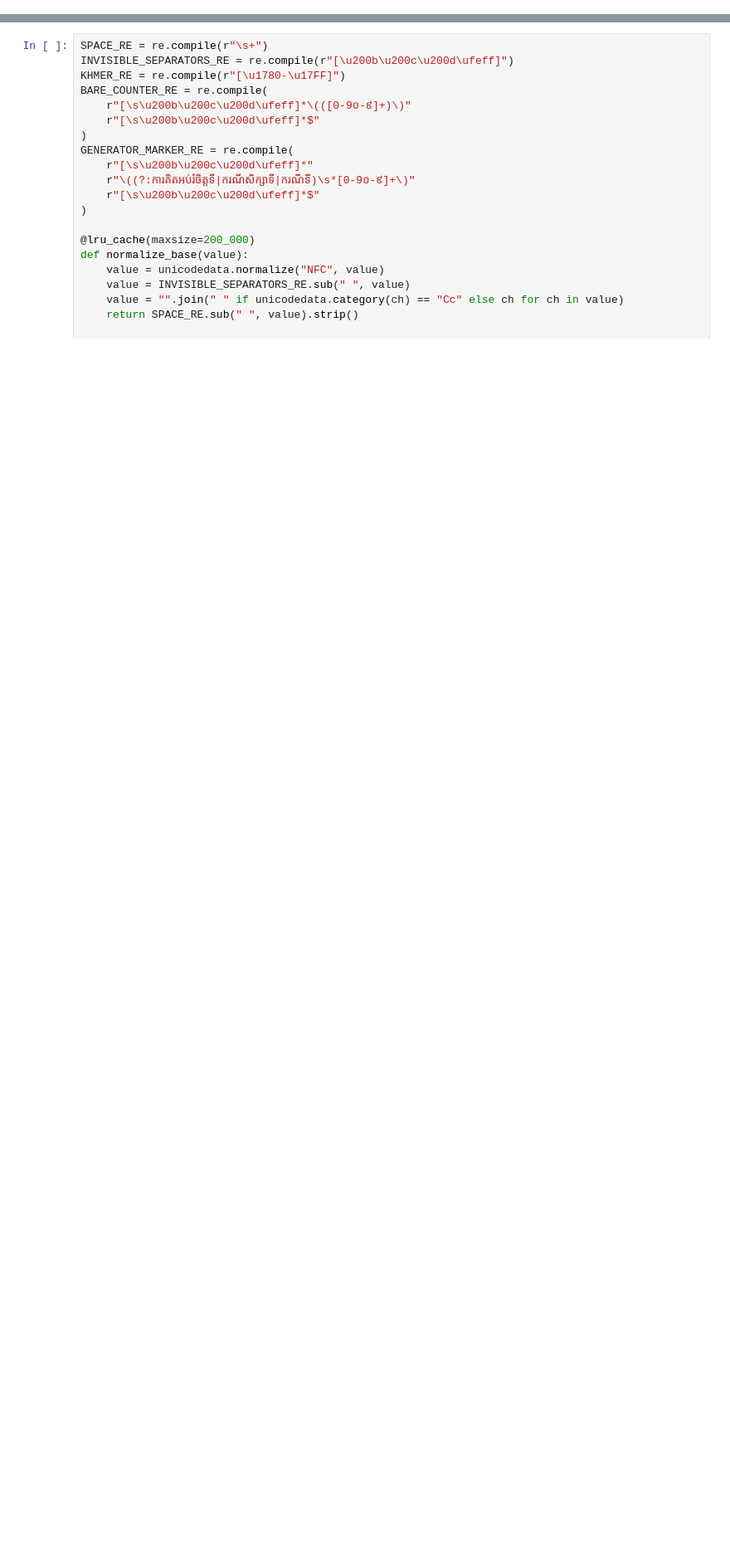
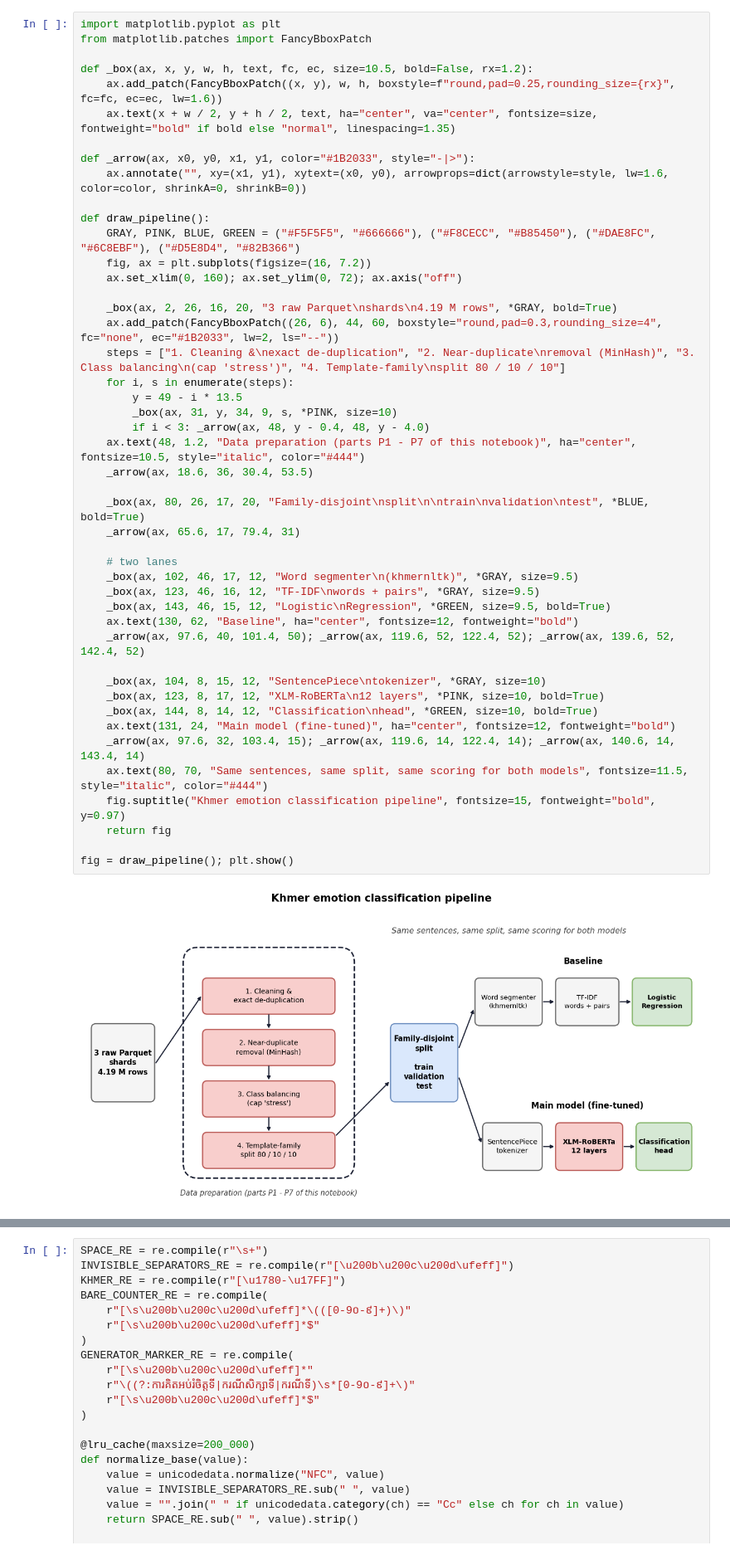
Before and after one commit to thisisnotleng/final_nlp, a Jupyter notebook: main.ipynb, the cells around one changed output, grey strips where cells are left out. Shown at 83% size. Saved outputs shown, nothing was run; the diff lists cells and outputs as text; blank space fills up the shorter version.

```diff
--- a/main.ipynb
+++ b/main.ipynb
@@ -33,0 +50,48 @@ CLAWS is used only for the statistical word model. XLM-R receives normalized Khm
+# %%
+import matplotlib.pyplot as plt
+from matplotlib.patches import FancyBboxPatch
+
+def _box(ax, x, y, w, h, text, fc, ec, size=10.5, bold=False, rx=1.2):
+    ax.add_patch(FancyBboxPatch((x, y), w, h, boxstyle=f"round,pad=0.25,rounding_size={rx}", fc=fc, ec=ec, lw=1.6))
+    ax.text(x + w / 2, y + h / 2, text, ha="center", va="center", fontsize=size, fontweight="bold" if bold else "normal", linespacing=1.35)
+
+def _arrow(ax, x0, y0, x1, y1, color="#1B2033", style="-|>"):
+    ax.annotate("", xy=(x1, y1), xytext=(x0, y0), arrowprops=dict(arrowstyle=style, lw=1.6, color=color, shrinkA=0, shrinkB=0))
+
+def draw_pipeline():
+    GRAY, PINK, BLUE, GREEN = ("#F5F5F5", "#666666"), ("#F8CECC", "#B85450"), ("#DAE8FC", "#6C8EBF"), ("#D5E8D4", "#82B366")
+    fig, ax = plt.subplots(figsize=(16, 7.2))
+    ax.set_xlim(0, 160); ax.set_ylim(0, 72); ax.axis("off")
+
+    _box(ax, 2, 26, 16, 20, "3 raw Parquet\nshards\n4.19 M rows", *GRAY, bold=True)
+    ax.add_patch(FancyBboxPatch((26, 6), 44, 60, boxstyle="round,pad=0.3,rounding_size=4", fc="none", ec="#1B2033", lw=2, ls="--"))
+    steps = ["1. Cleaning &\nexact de-duplication", "2. Near-duplicate\nremoval (MinHash)", "3. Class balancing\n(cap 'stress')", "4. Template-family\nsplit 80 / 10 / 10"]
+    for i, s in enumerate(steps):
+        y = 49 - i * 13.5
+        _box(ax, 31, y, 34, 9, s, *PINK, size=10)
+        if i < 3: _arrow(ax, 48, y - 0.4, 48, y - 4.0)
+    ax.text(48, 1.2, "Data preparation (parts P1 - P7 of this notebook)", ha="center", fontsize=10.5, style="italic", color="#444")
+    _arrow(ax, 18.6, 36, 30.4, 53.5)
+
+    _box(ax, 80, 26, 17, 20, "Family-disjoint\nsplit\n\ntrain\nvalidation\ntest", *BLUE, bold=True)
+    _arrow(ax, 65.6, 17, 79.4, 31)
+
+    # two lanes
+    _box(ax, 102, 46, 17, 12, "Word segmenter\n(khmernltk)", *GRAY, size=9.5)
+    _box(ax, 123, 46, 16, 12, "TF-IDF\nwords + pairs", *GRAY, size=9.5)
+    _box(ax, 143, 46, 15, 12, "Logistic\nRegression", *GREEN, size=9.5, bold=True)
+    ax.text(130, 62, "Baseline", ha="center", fontsize=12, fontweight="bold")
+    _arrow(ax, 97.6, 40, 101.4, 50); _arrow(ax, 119.6, 52, 122.4, 52); _arrow(ax, 139.6, 52, 142.4, 52)
+
+    _box(ax, 104, 8, 15, 12, "SentencePiece\ntokenizer", *GRAY, size=10)
+    _box(ax, 123, 8, 17, 12, "XLM-RoBERTa\n12 layers", *PINK, size=10, bold=True)
+    _box(ax, 144, 8, 14, 12, "Classification\nhead", *GREEN, size=10, bold=True)
+    ax.text(131, 24, "Main model (fine-tuned)", ha="center", fontsize=12, fontweight="bold")
+    _arrow(ax, 97.6, 32, 103.4, 15); _arrow(ax, 119.6, 14, 122.4, 14); _arrow(ax, 140.6, 14, 143.4, 14)
+    ax.text(80, 70, "Same sentences, same split, same scoring for both models", fontsize=11.5, style="italic", color="#444")
+    fig.suptitle("Khmer emotion classification pipeline", fontsize=15, fontweight="bold", y=0.97)
+    return fig
+
+fig = draw_pipeline(); plt.show()
+# %% [output]
+[figure, added]
```
Also changed, not shown: parts of 108 cells of this notebook.
